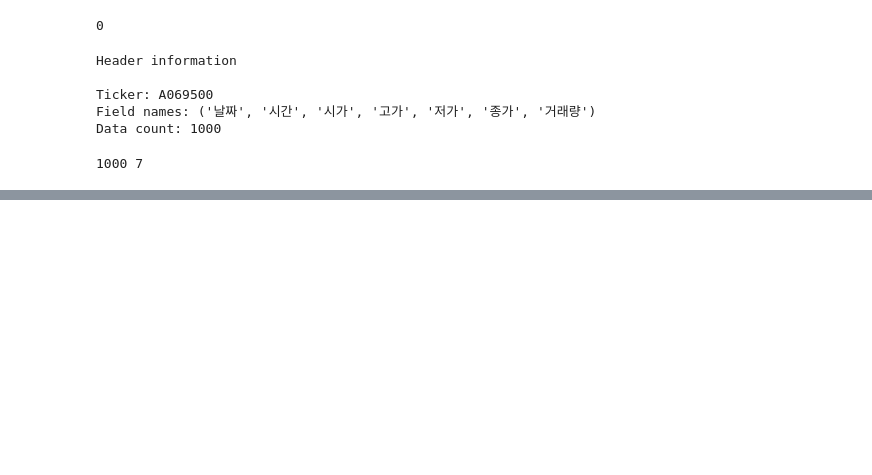
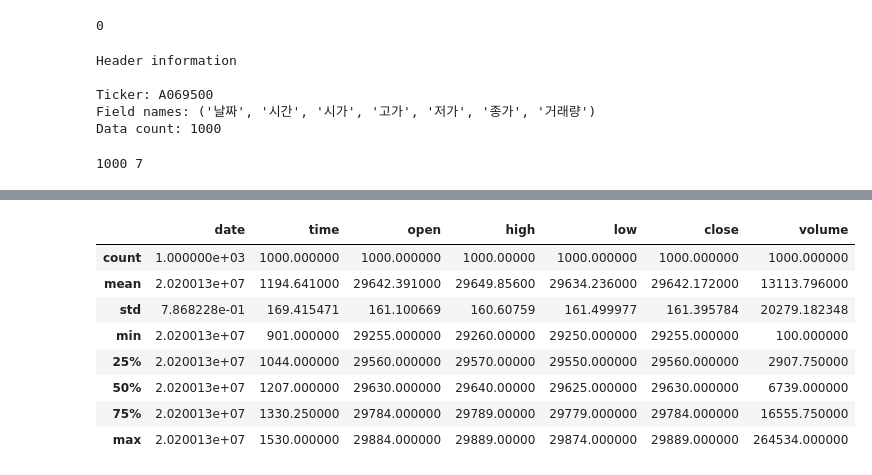
Before and after one commit to jaepil-choi/python_algotrading, a Jupyter notebook: 32-bit-jupyter_notes/CYBOS_KODEX200_price_data.ipynb, the cells around one changed output, grey strips where cells are left out. Saved outputs shown, nothing was run; the diff lists cells and outputs as text; code cells hidden in the pictures; blank space fills up the shorter version.

```diff
--- a/32-bit-jupyter_notes/CYBOS_KODEX200_price_data.ipynb
+++ b/32-bit-jupyter_notes/CYBOS_KODEX200_price_data.ipynb
@@ -210,0 +213,12 @@ kodex200_ts_m_df.tail()
+# %%
+kodex200_ts_m_df.describe() # time format 형식 알아내기 위해. zero-padded 되지 않은 %H%M 형식.
+# %% [output]
+|  | date | time | open | high | low | close | volume |
+| count | 1.000000e+03 | 1000.000000 | 1000.000000 | 1000.00000 | 1000.000000 | 1000.000000 | 1000.000000 |
+| mean | 2.020013e+07 | 1194.641000 | 29642.391000 | 29649.85600 | 29634.236000 | 29642.172000 | 13113.796000 |
+| std | 7.868228e-01 | 169.415471 | 161.100669 | 160.60759 | 161.499977 | 161.395784 | 20279.182348 |
+| min | 2.020013e+07 | 901.000000 | 29255.000000 | 29260.00000 | 29250.000000 | 29255.000000 | 100.000000 |
+| 25% | 2.020013e+07 | 1044.000000 | 29560.000000 | 29570.00000 | 29550.000000 | 29560.000000 | 2907.750000 |
+| 50% | 2.020013e+07 | 1207.000000 | 29630.000000 | 29640.00000 | 29625.000000 | 29630.000000 | 6739.000000 |
+| 75% | 2.020013e+07 | 1330.250000 | 29784.000000 | 29789.00000 | 29779.000000 | 29784.000000 | 16555.750000 |
+| max | 2.020013e+07 | 1530.000000 | 29884.000000 | 29889.00000 | 29874.000000 | 29889.000000 | 264534.000000 |
```
Also changed, not shown: parts of 8 cells of this notebook, 1 other file.
